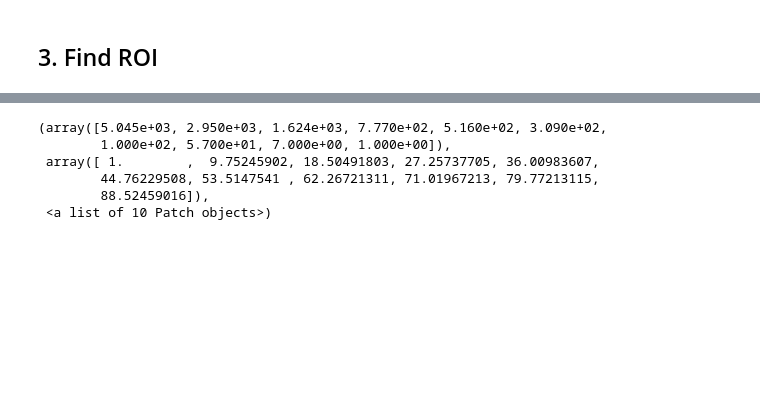
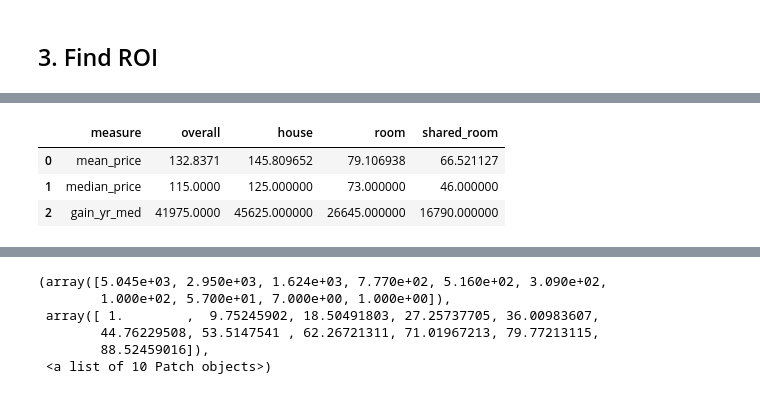
Before and after one commit to ant-on-su/case, a Jupyter notebook: notebooks/start.ipynb, the cells around one changed output, grey strips where cells are left out. Drawn from its saved outputs; the diff is of its cells as text; code cells hidden in the pictures; blank space fills up the shorter version.

```diff
--- a/notebooks/start.ipynb
+++ b/notebooks/start.ipynb
@@ -49,0 +65,13 @@ print(shape, '\n', cols)
+# %%
+df_roi = pd.DataFrame({'measure':['mean_price', 'median_price', 'gain_yr_med'],
+                       'overall': [df['price'].describe()[1], df['price'].describe()[5], df['price'].describe()[5]*365],
+                      'house': [df[df['room_type']=='Entire home/apt']['price'].describe()[1], df[df['room_type']=='Entire home/apt']['price'].describe()[5], df[df['room_type']=='Entire home/apt']['price'].describe()[5]*365],
+                      'room': [df[df['room_type']=='Private room']['price'].describe()[1], df[df['room_type']=='Private room']['price'].describe()[5],df[df['room_type']=='Private room']['price'].describe()[5]*365],
+                      'shared_room': [df[df['room_type']=='Shared room']['price'].describe()[1], df[df['room_type']=='Shared room']['price'].describe()[5], df[df['room_type']=='Shared room']['price'].describe()[5]*365],
+                      })
+df_roi
+# %% [output]
+|  | measure | overall | house | room | shared_room |
+| 0 | mean_price | 132.8371 | 145.809652 | 79.106938 | 66.521127 |
+| 1 | median_price | 115.0000 | 125.000000 | 73.000000 | 46.000000 |
+| 2 | gain_yr_med | 41975.0000 | 45625.000000 | 26645.000000 | 16790.000000 |
```
Also changed, not shown: parts of 7 cells of this notebook.
